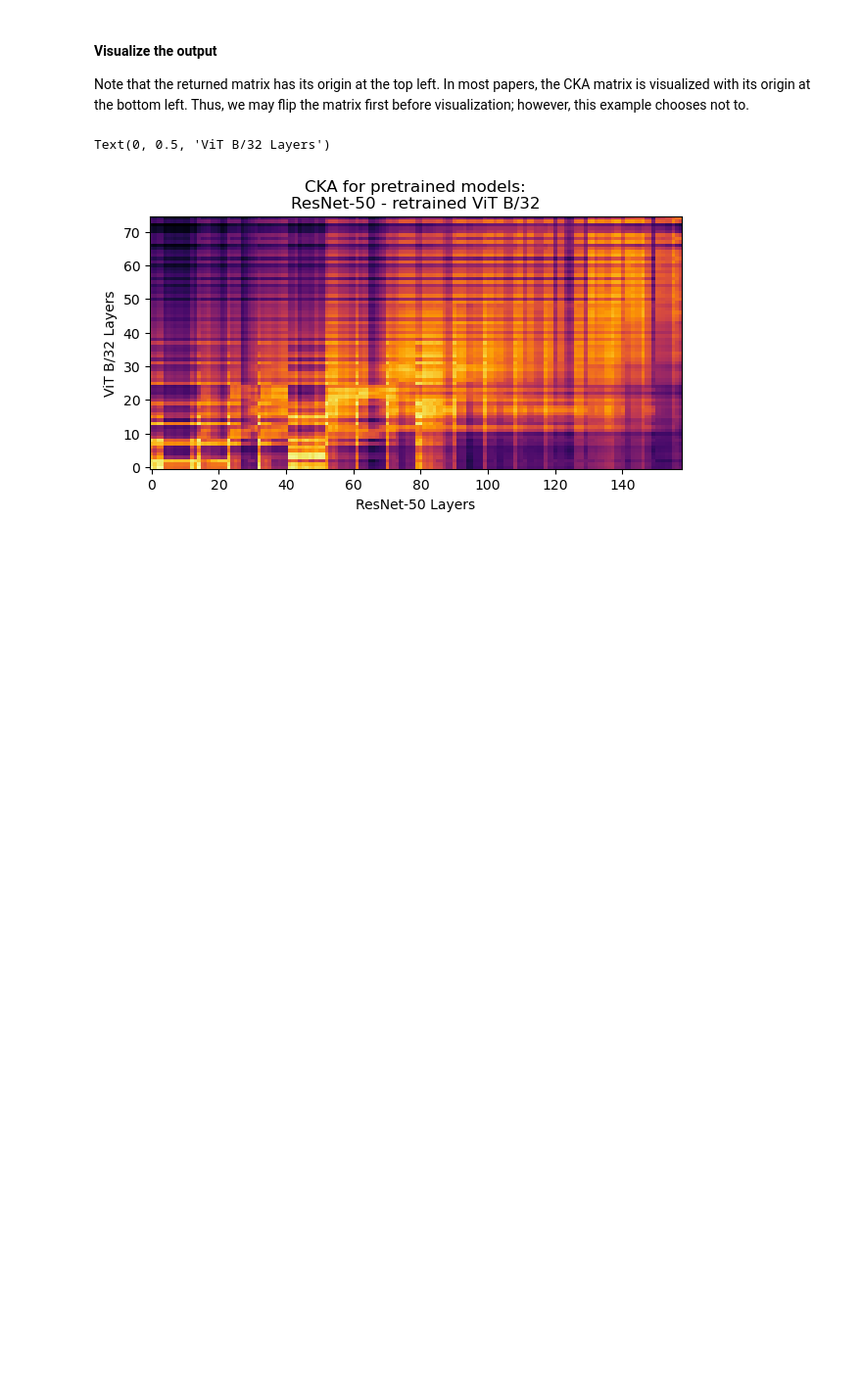
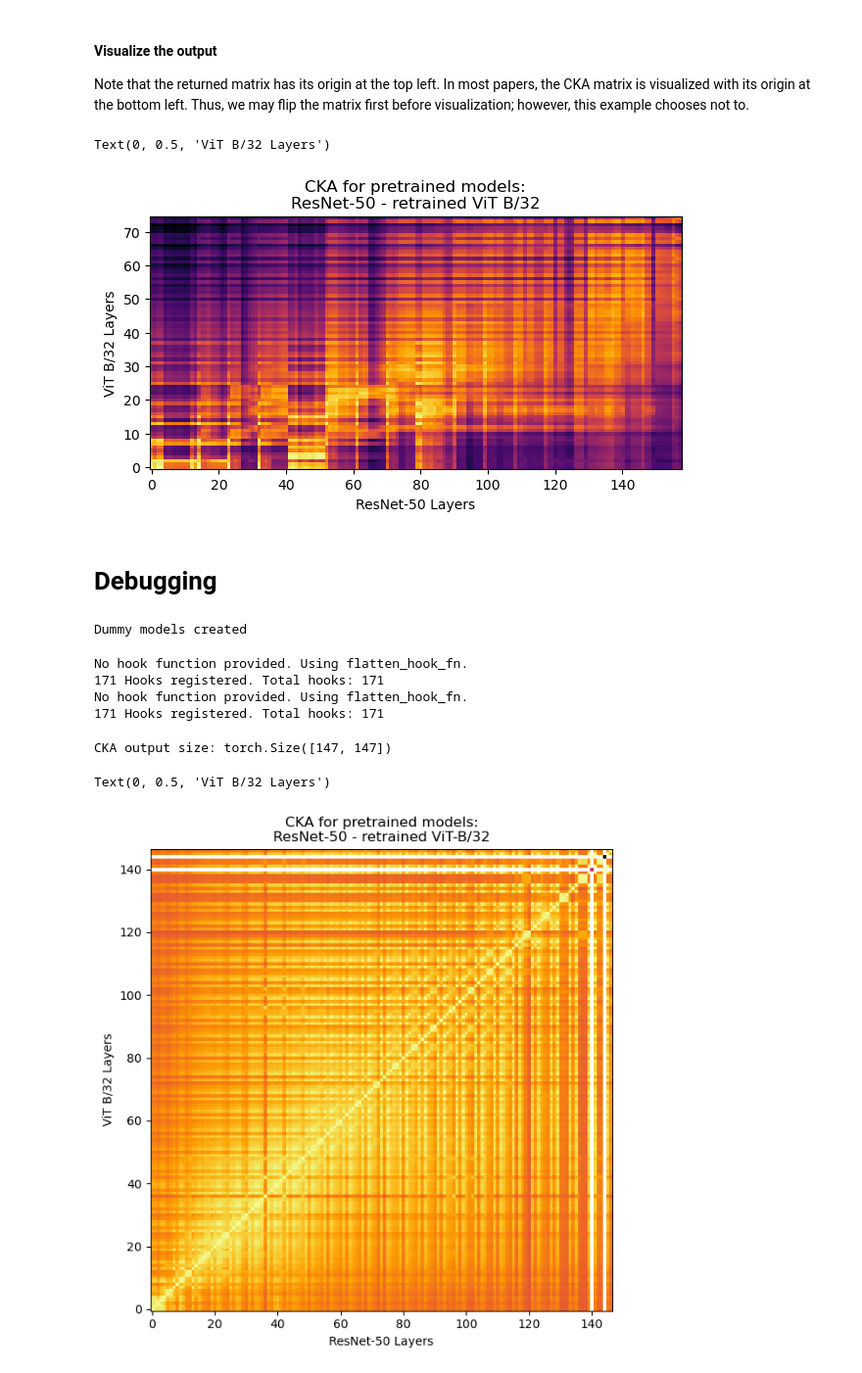
Before and after one commit to christophk0/DeepLearningFinal, a Jupyter notebook: cka/example.ipynb, the cells around one changed output. Shown at 98% size. Drawn from its saved outputs; the diff is of its cells as text; code cells hidden in the pictures; blank space fills up the shorter version.

```diff
--- a/cka/example.ipynb
+++ b/cka/example.ipynb
@@ -74,3 +77,43 @@ plt.ylabel("ViT B/32 Layers")
 # %% [output]
 Text(0, 0.5, 'ViT B/32 Layers')
 [figure]
+# %% [markdown]
+# Debugging
+# %%
+model1 = vit_l_16(pretrained=True).cuda()
+model1.eval()
+model2 = vit_l_16(pretrained=True).cuda()
+model2.eval()
+print('Dummy models created')
+# %% [output]
+Dummy models created
+# %%
+calculator = CKACalculator(
+    model1=model1,
+    model2=model2,
+    dataloader=dataloader,
+    num_epochs=1,
+    group_size= 256,
+    epsilon = 1e-3
+    )
+# %% [output]
+No hook function provided. Using flatten_hook_fn.
+171 Hooks registered. Total hooks: 171
+No hook function provided. Using flatten_hook_fn.
+171 Hooks registered. Total hooks: 171
+# %%
+cka_output = calculator.calculate_cka_matrix()
+print(f"CKA output size: {cka_output.size()}")
+# %% [output]
+CKA output size: torch.Size([147, 147])
+# %%
+cka_matrix = cka_output.cpu().numpy()
+# %%
+plt.Figure()
+plt.imshow(cka_matrix, cmap='inferno',origin='lower')
+plt.title("CKA for pretrained models:\nResNet-50 - retrained ViT-B/32")
+plt.xlabel("ResNet-50 Layers")
+plt.ylabel("ViT B/32 Layers")
+# %% [output]
+Text(0, 0.5, 'ViT B/32 Layers')
+[figure, added]
```
Also changed, not shown: parts of 15 cells of this notebook, 8 other files.
